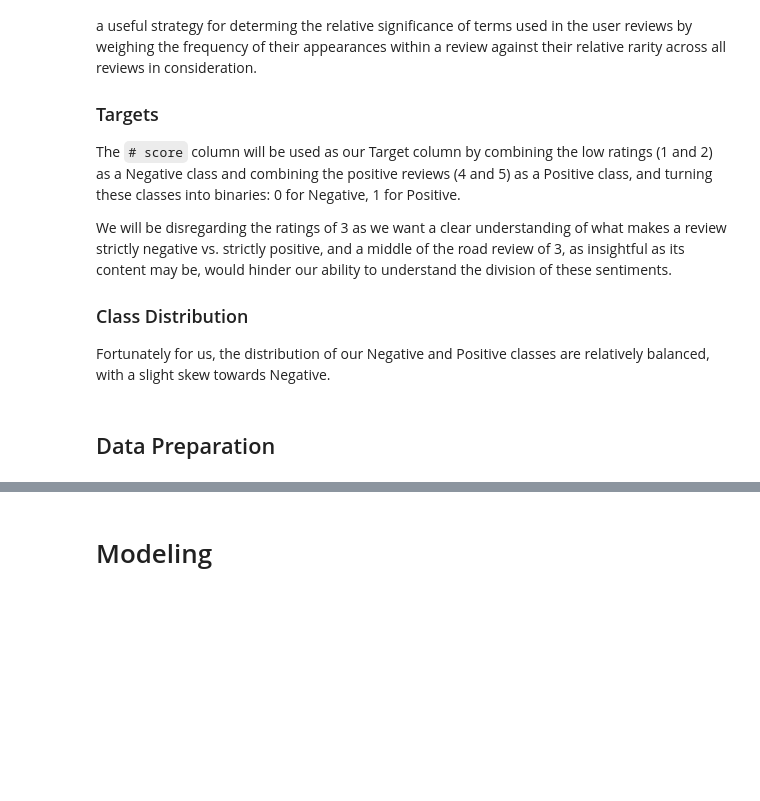
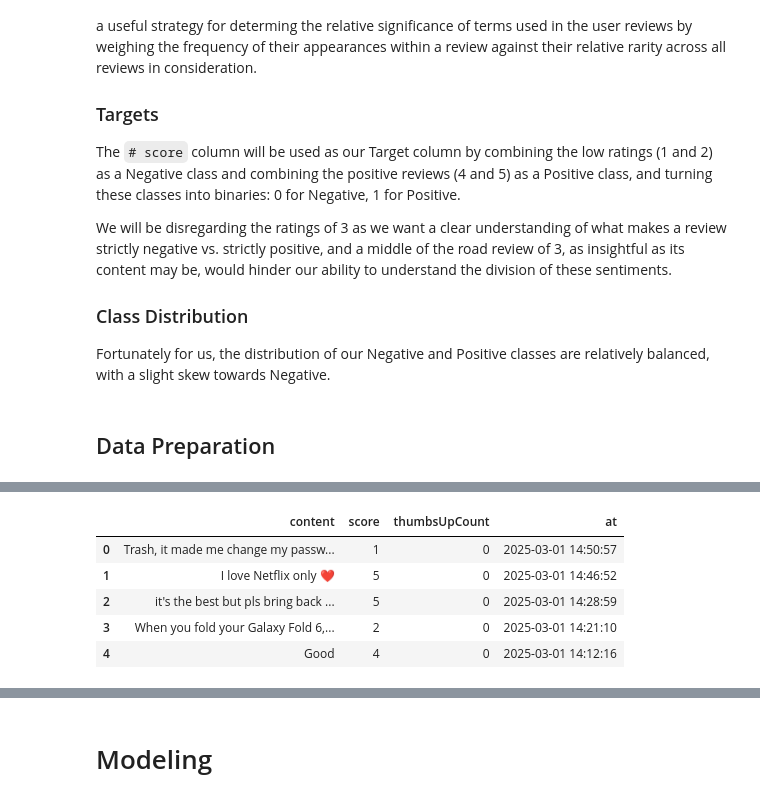
Before and after one commit to momopajamas/predicting_netflix_user_reviews, a Jupyter notebook: notebook.ipynb, the cells around one changed output, grey strips where cells are left out. Drawn from its saved outputs; the diff is of its cells as text; code cells hidden in the pictures; blank space fills up the shorter version.

```diff
--- a/notebook.ipynb
+++ b/notebook.ipynb
@@ -41,0 +69,16 @@ Fortunately for us, the distribution of our Negative and Positive classes are re
+# %%
+# removing unnecessary columns
+
+df_clean = df.drop(
+    ['reviewId', 'userName', 'reviewCreatedVersion', 'appVersion'],
+    axis=1
+)
+
+df_clean.head()
+# %% [output]
+|  | content | score | thumbsUpCount | at |
+| 0 | Trash, it made me change my passw... | 1 | 0 | 2025-03-01 14:50:57 |
+| 1 | I love Netflix only ❤️ | 5 | 0 | 2025-03-01 14:46:52 |
+| 2 | it's the best but pls bring back ... | 5 | 0 | 2025-03-01 14:28:59 |
+| 3 | When you fold your Galaxy Fold 6,... | 2 | 0 | 2025-03-01 14:21:10 |
+| 4 | Good | 4 | 0 | 2025-03-01 14:12:16 |
```
Also changed, not shown: parts of 16 cells of this notebook.
